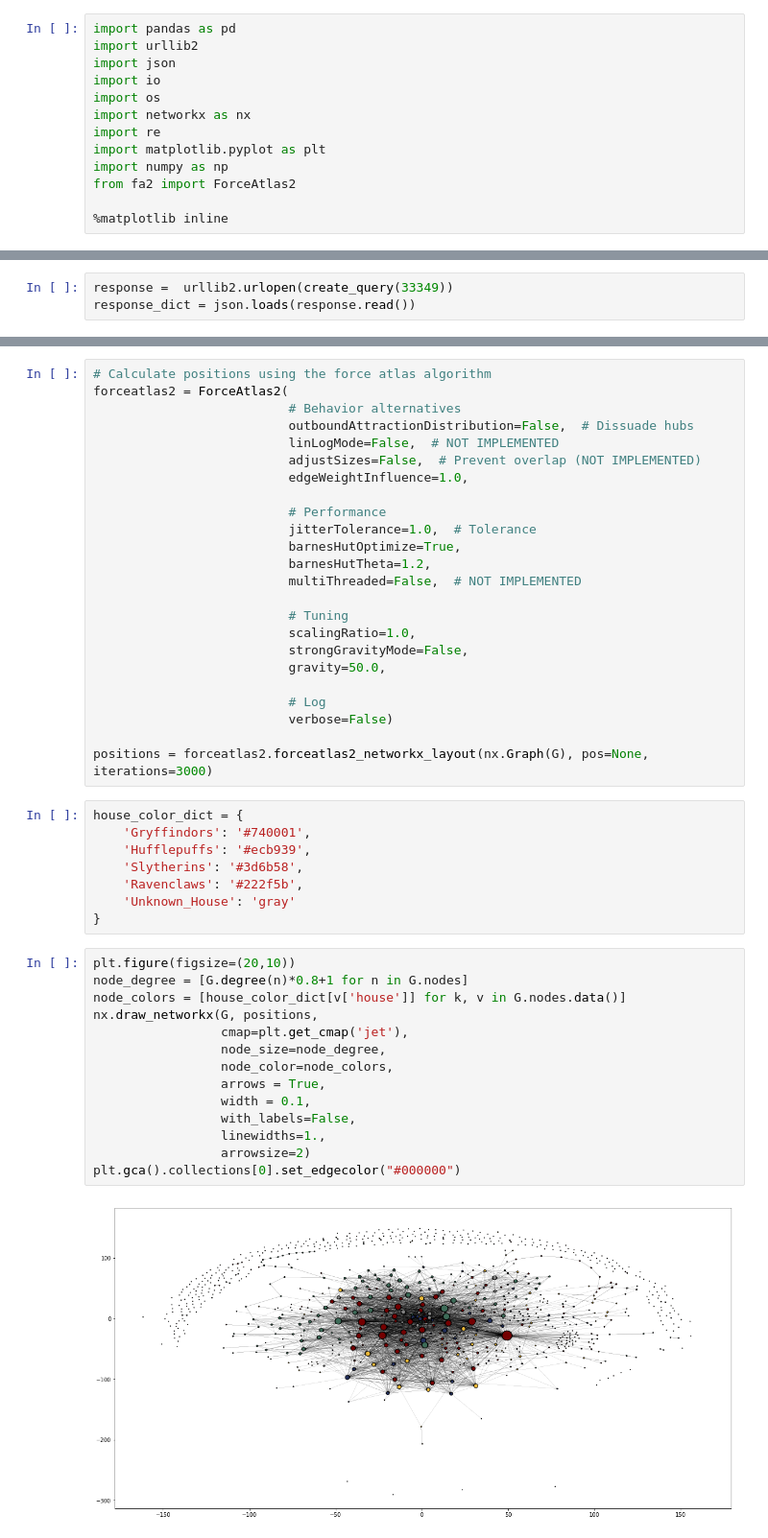
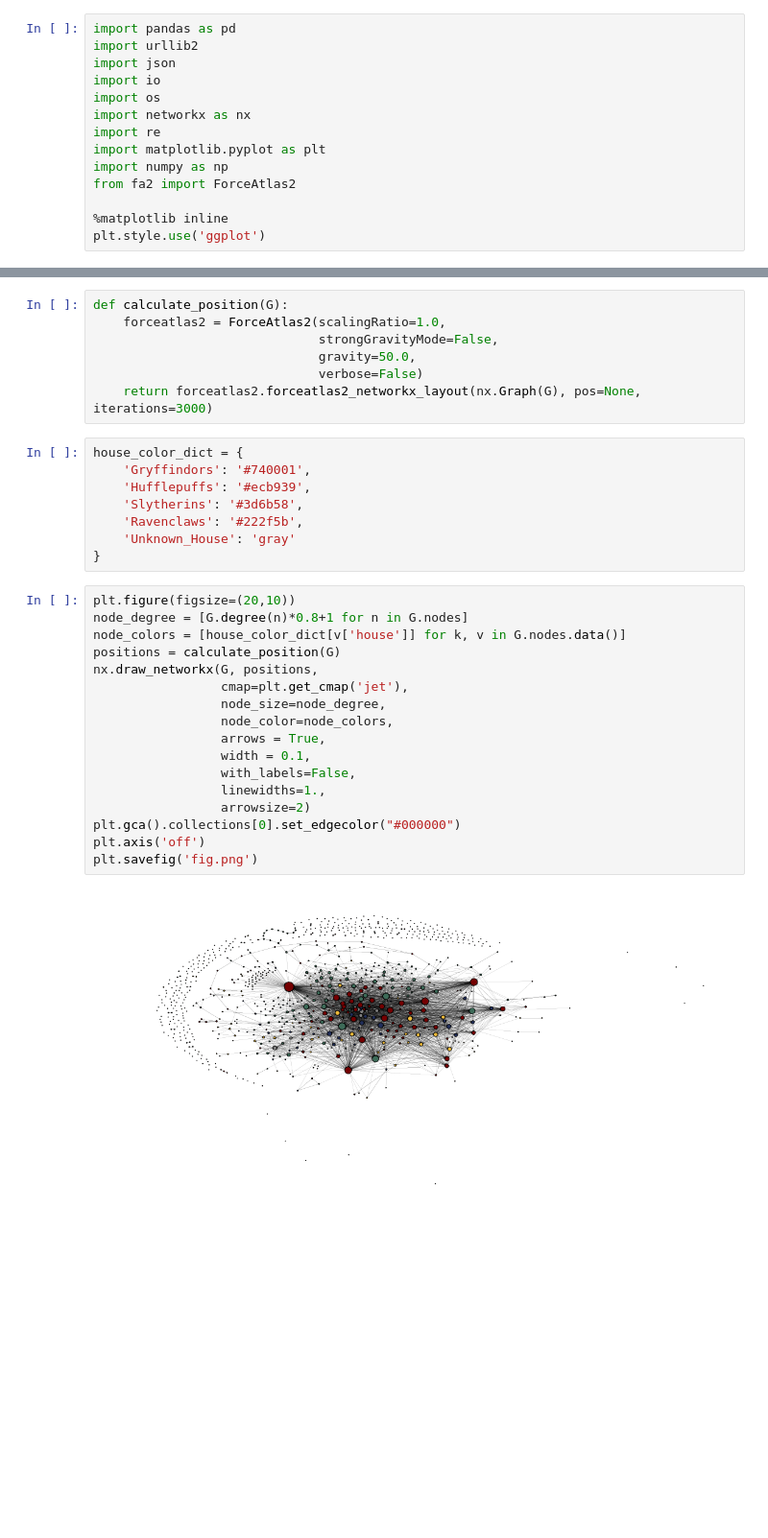
Before and after one commit to ThomasOerkild/TheSocialNetworkOfHogwarts, a Jupyter notebook: GenerateGraphAndPlots.ipynb, the cells around one changed output, grey strips where cells are left out. Shown: that part at 96% size. Cells and saved outputs as stored; diff of their text form; blank space fills up the shorter version.

```diff
--- a/GenerateGraphAndPlots.ipynb
+++ b/GenerateGraphAndPlots.ipynb
@@ -11,6 +11,7 @@ import numpy as np
 from fa2 import ForceAtlas2
 
 %matplotlib inline
+plt.style.use('ggplot')
 # %%
 df = pd.read_csv('./character.csv')
 # %%
@@ -27,9 +28,6 @@ basequery = 'http://harrypotter.wikia.com/api.php?action=query&format=json&prop=
 
 def create_query(pageid):
     return basequery+'&pageids='+str(pageid)
-# %%
-response =  urllib2.urlopen(create_query(33349))
-response_dict = json.loads(response.read())
 # %%
 def format_filename(name):
     return os.path.join('data/%s.json') % (name)
@@ -85,27 +89,10 @@ for index, row in df.iterrows():
 # %%
-# Calculate positions using the force atlas algorithm
-forceatlas2 = ForceAtlas2(
-                          # Behavior alternatives
-                          outboundAttractionDistribution=False,  # Dissuade hubs
-                          linLogMode=False,  # NOT IMPLEMENTED
-                          adjustSizes=False,  # Prevent overlap (NOT IMPLEMENTED)
-                          edgeWeightInfluence=1.0,
-
-                          # Performance
-                          jitterTolerance=1.0,  # Tolerance
-                          barnesHutOptimize=True,
-                          barnesHutTheta=1.2,
-                          multiThreaded=False,  # NOT IMPLEMENTED
-
-                          # Tuning
-                          scalingRatio=1.0,
-                          strongGravityMode=False,
-                          gravity=50.0,
-
-                          # Log
-                          verbose=False)
-
-positions = forceatlas2.forceatlas2_networkx_layout(nx.Graph(G), pos=None, iterations=3000)
+def calculate_position(G):
+    forceatlas2 = ForceAtlas2(scalingRatio=1.0,
+                              strongGravityMode=False,
+                              gravity=50.0,
+                              verbose=False)
+    return forceatlas2.forceatlas2_networkx_layout(nx.Graph(G), pos=None, iterations=3000)
 # %%
 house_color_dict = {
     'Gryffindors': '#740001',
@@ -117,19 +104,22 @@ house_color_dict = {
 # %%
 plt.figure(figsize=(20,10))
 node_degree = [G.degree(n)*0.8+1 for n in G.nodes]
 node_colors = [house_color_dict[v['house']] for k, v in G.nodes.data()]
+positions = calculate_position(G)
 nx.draw_networkx(G, positions,
                  cmap=plt.get_cmap('jet'),
                  node_size=node_degree,
                  node_color=node_colors,
                  arrows = True,
                  width = 0.1,
                  with_labels=False,
                  linewidths=1.,
                  arrowsize=2)
 plt.gca().collections[0].set_edgecolor("#000000")
+plt.axis('off')
+plt.savefig('fig.png')
 # %% [output]
-[figure, old version]
+[figure, new version]
 # %%
 color_list = [v for h, v in house_color_dict.iteritems()]
 
```
Also changed, not shown: parts of 35 cells of this notebook, 1 other file.
